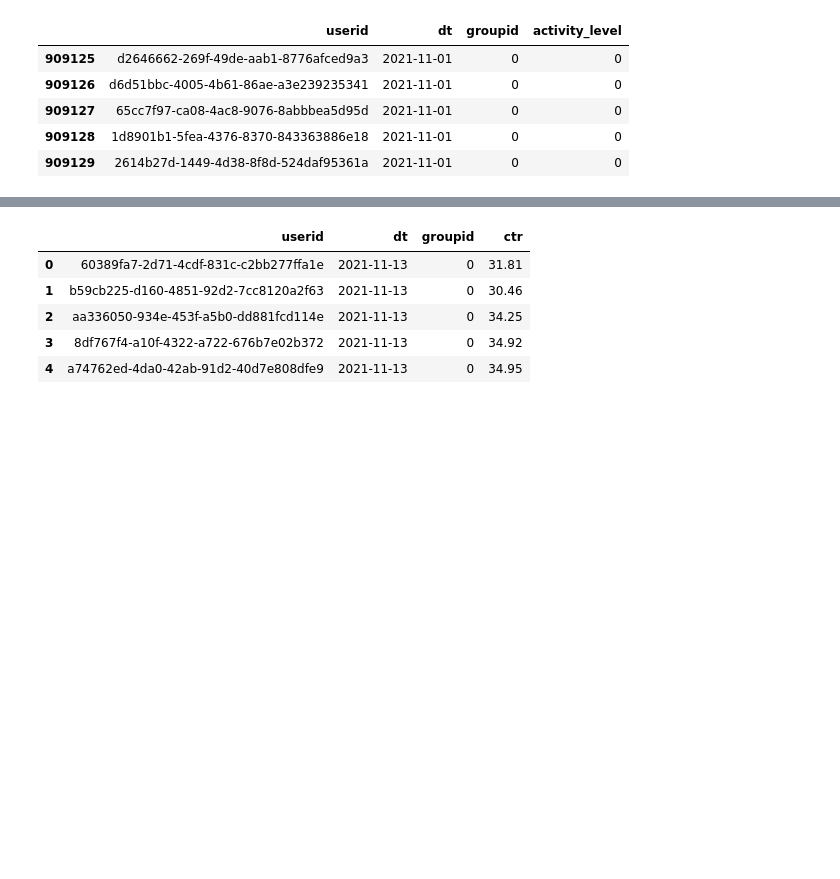
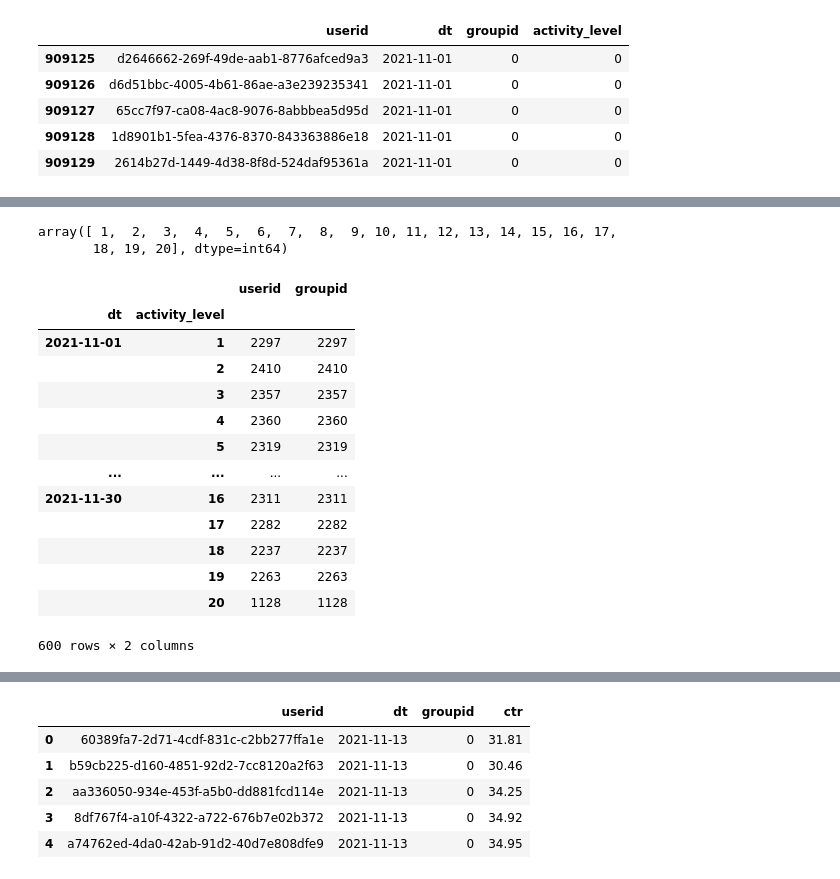
Before and after one commit to MargaMontV/the_significant_challenge, a Jupyter notebook: ab_test_challenge.ipynb, the cells around one changed output, grey strips where cells are left out. Drawn from its saved outputs; the diff is of its cells as text; code cells hidden in the pictures; blank space fills up the shorter version.

```diff
--- a/ab_test_challenge.ipynb
+++ b/ab_test_challenge.ipynb
@@ -753,0 +769,4 @@ activity_all_post.head()
+# %%
+#df droping level 0 which means no activity
+activity_all_post = activity_all_post[activity_all_post.activity_level != 0]
+activity_all_post.head()
@@ -753,0 +793,24 @@ activity_all_post.head()
+# %%
+#activity levels
+activity_all_post["activity_level"].unique()
+# %% [output]
+array([ 1,  2,  3,  4,  5,  6,  7,  8,  9, 10, 11, 12, 13, 14, 15, 16, 17,
+       18, 19, 20], dtype=int64)
+# %%
+#users per date per activity level
+activity_all_post.groupby(["dt", "activity_level"]).count()
+# %% [output]
+|  |  | userid | groupid |
+| dt | activity_level |  |  |
+| 2021-11-01 | 1 | 2297 | 2297 |
+|  | 2 | 2410 | 2410 |
+|  | 3 | 2357 | 2357 |
+|  | 4 | 2360 | 2360 |
+|  | 5 | 2319 | 2319 |
+| ... | ... | ... | ... |
+| 2021-11-30 | 16 | 2311 | 2311 |
+|  | 17 | 2282 | 2282 |
+|  | 18 | 2237 | 2237 |
+|  | 19 | 2263 | 2263 |
+|  | 20 | 1128 | 1128 |
+600 rows × 2 columns
```
Also changed, not shown: parts of 30 cells of this notebook.
